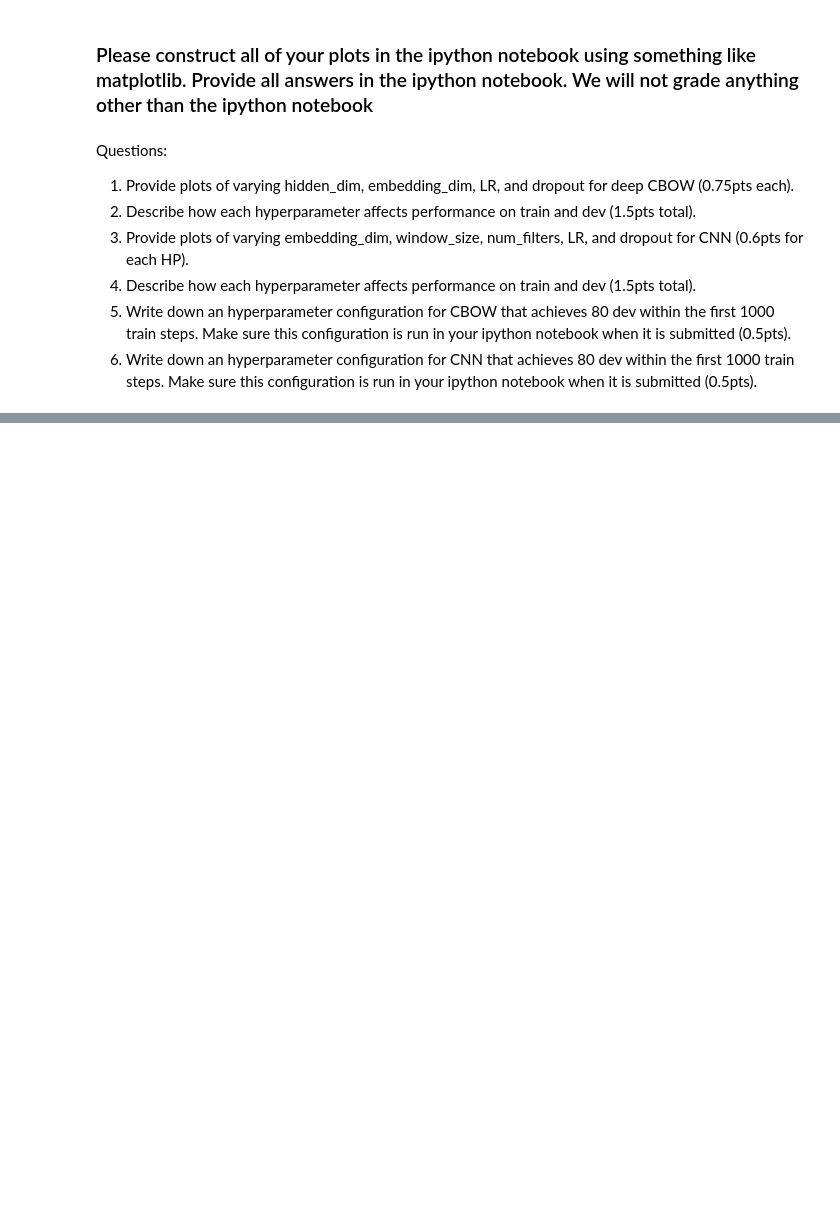
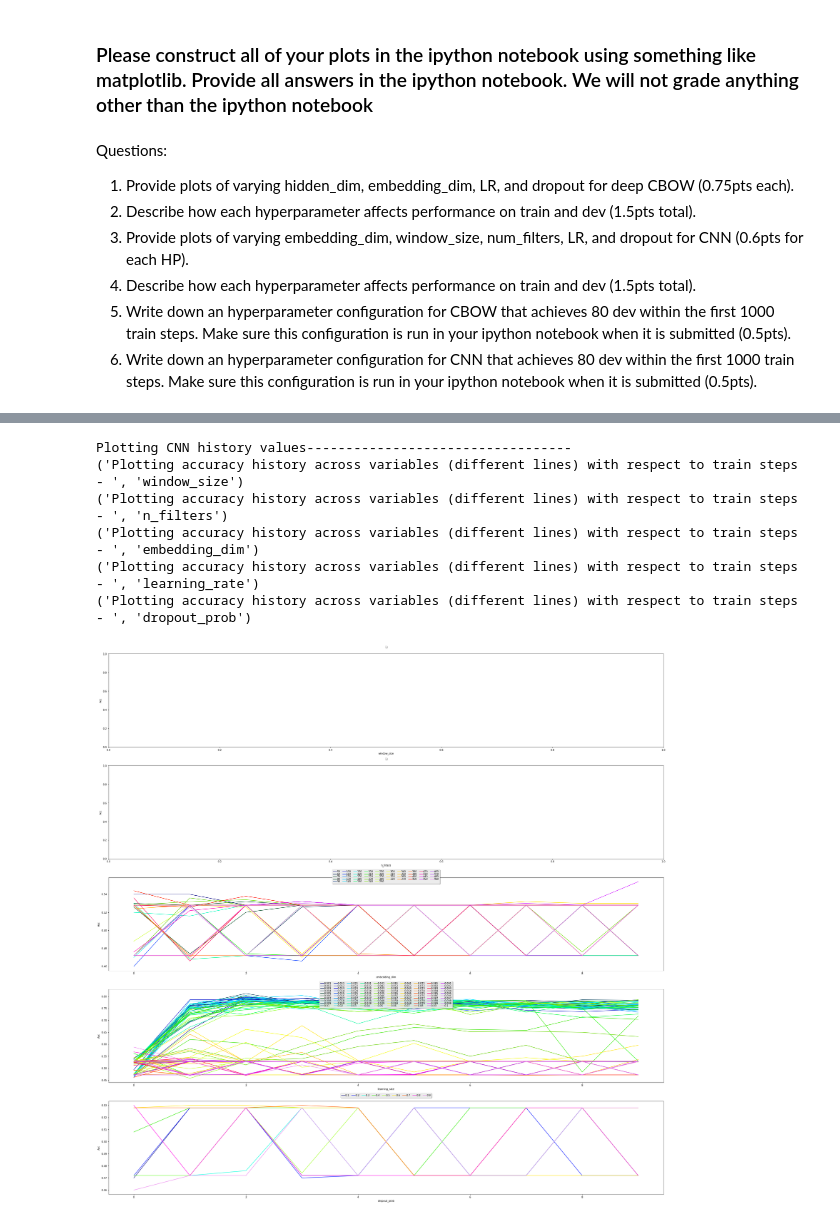
Before and after one commit to pmal19/NLU-HW6, a Jupyter notebook: Ex6Srinidhi.ipynb, the cells around one changed output, grey strips where cells are left out. Drawn from its saved outputs; the diff is of its cells as text; code cells hidden in the pictures; blank space fills up the shorter version.

```diff
--- a/Ex6Srinidhi.ipynb
+++ b/Ex6Srinidhi.ipynb
@@ -396,0 +516,33 @@ AttributeError: 'str' object has no attribute 'readline'
+# %%
+print("Plotting CNN history values----------------------------------")
+
+hypers = ['window_size','n_filters','embedding_dim','learning_rate','dropout_prob']
+plt.figure(1,figsize=(40, 40))
+for idx,var in enumerate(hypers):
+    print("Plotting accuracy history across variables (different lines) with respect to train steps - ",var)
+    x,ys,numOfVals = getHistoryValues(cnn,var)
+    labels = [str(val) for val in numOfVals]
+    plt.subplot(5, 1, idx+1)
+    num_plots = len(ys)
+    colormap = plt.cm.gist_ncar
+    plt.gca().set_color_cycle([colormap(i) for i in np.linspace(0, 0.9, num_plots)])
+
+    for y in ys:
+        plt.plot(x,y)
+
+    plt.ylabel('Acc')
+    plt.xlabel(var)
+
+    plt.legend(labels, ncol=10, loc='upper center',
+           bbox_to_anchor=[0.5, 1.1],
+           columnspacing=1.0, labelspacing=0.0,
+           handletextpad=0.0, handlelength=1.5,
+           fancybox=True, shadow=True)
+# %% [output]
+Plotting CNN history values----------------------------------
+('Plotting accuracy history across variables (different lines) with respect to train steps - ', 'window_size')
+('Plotting accuracy history across variables (different lines) with respect to train steps - ', 'n_filters')
+('Plotting accuracy history across variables (different lines) with respect to train steps - ', 'embedding_dim')
+('Plotting accuracy history across variables (different lines) with respect to train steps - ', 'learning_rate')
+('Plotting accuracy history across variables (different lines) with respect to train steps - ', 'dropout_prob')
+[figure, added]
```
Also changed, not shown: parts of 10 cells of this notebook, 1 other file.
